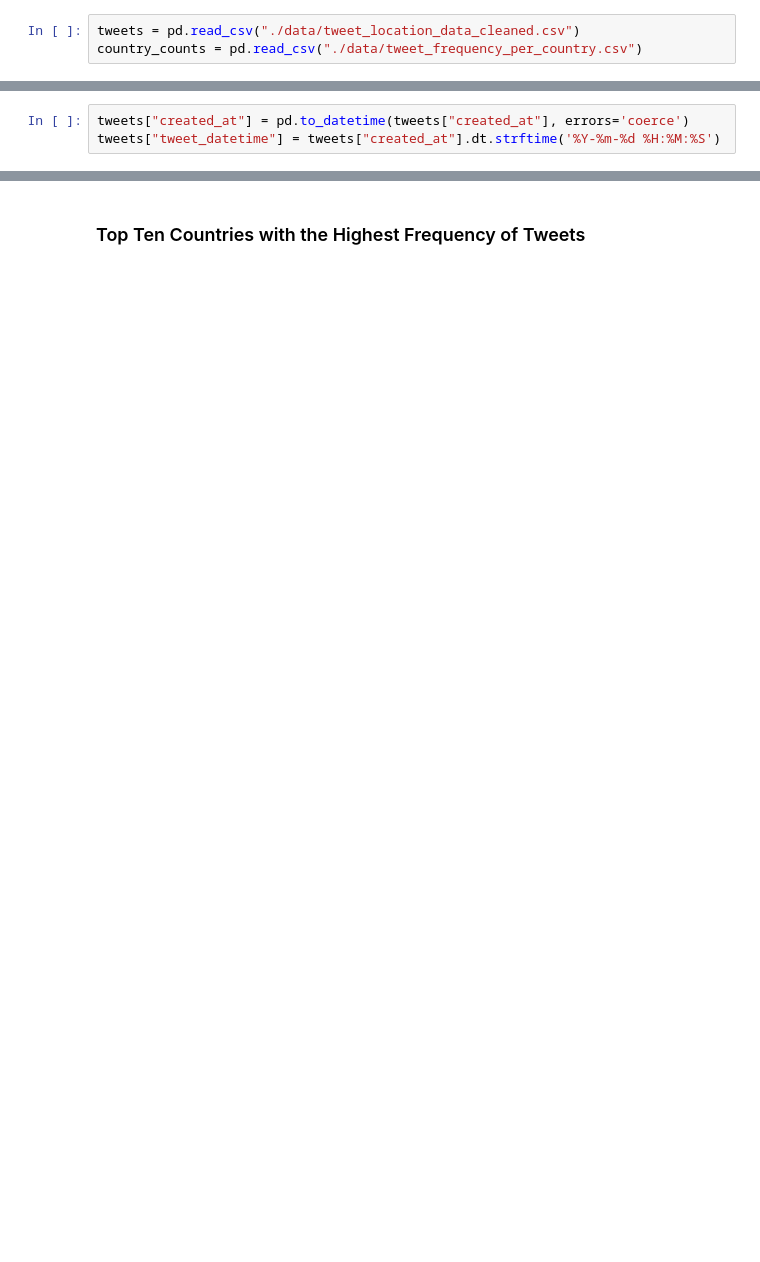
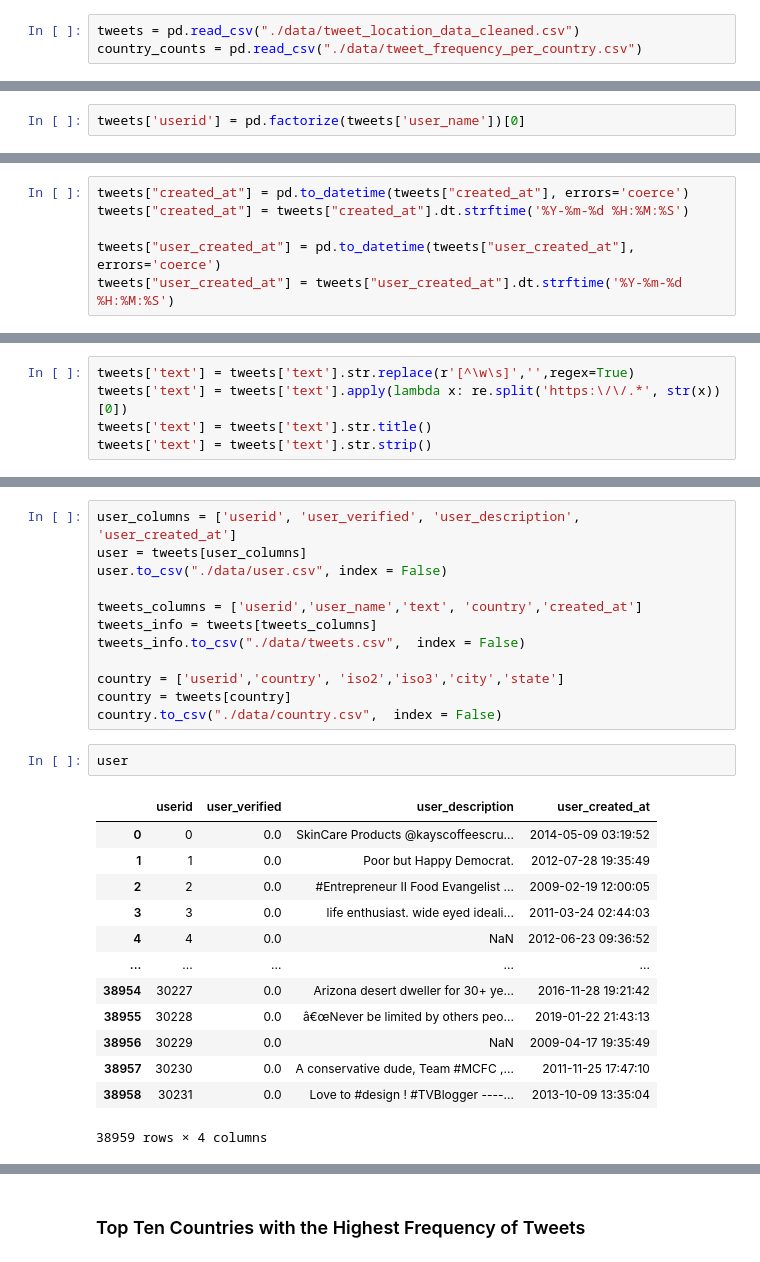
Before and after one commit to shaecodes/Sentiment-Analysis-on-US-Presidential-Inauguration-Tweets, a Jupyter notebook: sentiment_analysis_us tweets.ipynb, the cells around one changed output, grey strips where cells are left out. Cells and saved outputs as stored; diff of their text form; blank space fills up the shorter version.

```diff
--- a/sentiment_analysis_us tweets.ipynb
+++ b/sentiment_analysis_us tweets.ipynb
@@ -26,0 +21,2 @@ tweets
+# %%
+tweets['userid'] = pd.factorize(tweets['user_name'])[0]
@@ -27,4 +25,7 @@ tweets
 # %%
 tweets["created_at"] = pd.to_datetime(tweets["created_at"], errors='coerce')
-tweets["tweet_datetime"] = tweets["created_at"].dt.strftime('%Y-%m-%d %H:%M:%S')
+tweets["created_at"] = tweets["created_at"].dt.strftime('%Y-%m-%d %H:%M:%S')
+
+tweets["user_created_at"] = pd.to_datetime(tweets["user_created_at"], errors='coerce')
+tweets["user_created_at"] = tweets["user_created_at"].dt.strftime('%Y-%m-%d %H:%M:%S')
 # %%
@@ -45,0 +39,5 @@ tweets
+# %%
+tweets['text'] = tweets['text'].str.replace(r'[^\w\s]','',regex=True)
+tweets['text'] = tweets['text'].apply(lambda x: re.split('https:\/\/.*', str(x))[0])
+tweets['text'] = tweets['text'].str.title()
+tweets['text'] = tweets['text'].str.strip()
@@ -45,0 +53,28 @@ tweets
+# %%
+user_columns = ['userid', 'user_verified', 'user_description', 'user_created_at']
+user = tweets[user_columns]
+user.to_csv("./data/user.csv", index = False)
+
+tweets_columns = ['userid','user_name','text', 'country','created_at']
+tweets_info = tweets[tweets_columns]
+tweets_info.to_csv("./data/tweets.csv",  index = False)
+
+country = ['userid','country', 'iso2','iso3','city','state']
+country = tweets[country]
+country.to_csv("./data/country.csv",  index = False)
+# %%
+user
+# %% [output]
+|  | userid | user_verified | user_description | user_created_at |
+| 0 | 0 | 0.0 | SkinCare Products @kayscoffeescru... | 2014-05-09 03:19:52 |
+| 1 | 1 | 0.0 | Poor but Happy Democrat. | 2012-07-28 19:35:49 |
+| 2 | 2 | 0.0 | #Entrepreneur II Food Evangelist ... | 2009-02-19 12:00:05 |
+| 3 | 3 | 0.0 | life enthusiast. wide eyed ideali... | 2011-03-24 02:44:03 |
+| 4 | 4 | 0.0 | NaN | 2012-06-23 09:36:52 |
+| ... | ... | ... | ... | ... |
+| 38954 | 30227 | 0.0 | Arizona desert dweller for 30+ ye... | 2016-11-28 19:21:42 |
+| 38955 | 30228 | 0.0 | â€œNever be limited by others peo... | 2019-01-22 21:43:13 |
+| 38956 | 30229 | 0.0 | NaN | 2009-04-17 19:35:49 |
+| 38957 | 30230 | 0.0 | A conservative dude, Team #MCFC ,... | 2011-11-25 17:47:10 |
+| 38958 | 30231 | 0.0 | Love to #design ! #TVBlogger ----... | 2013-10-09 13:35:04 |
+38959 rows × 4 columns
```
Also changed, not shown: parts of 9 cells of this notebook, 4 other files.
